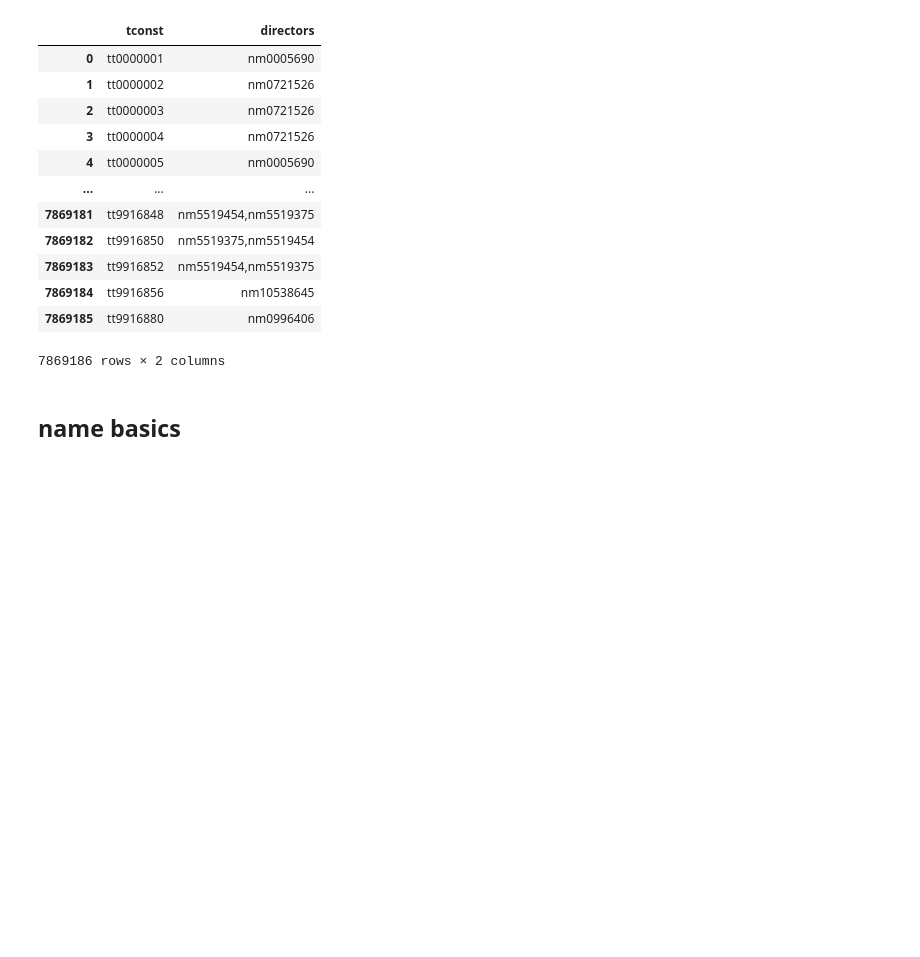
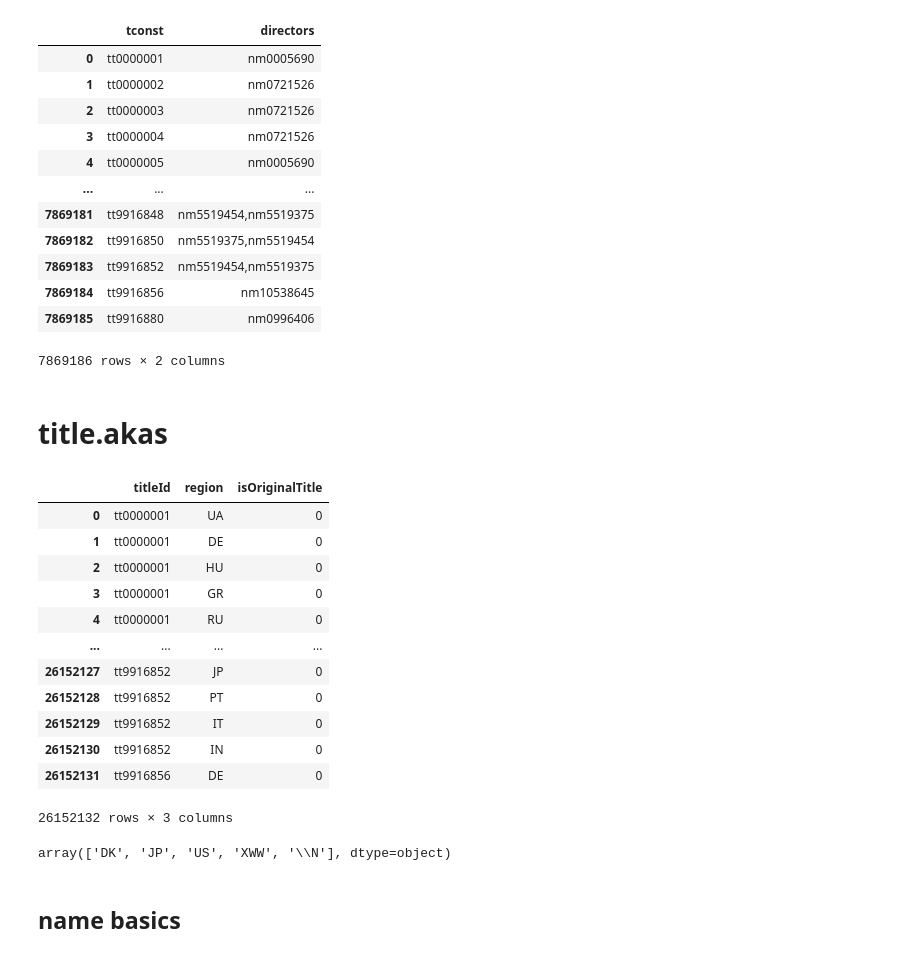
Before and after one commit to moerfii/BigDataAnalytics, a Jupyter notebook: BigDataAnalytics.ipynb, the cells around one changed output. Saved outputs shown, nothing was run; the diff lists cells and outputs as text; code cells hidden in the pictures; blank space fills up the shorter version.

```diff
--- a/BigDataAnalytics.ipynb
+++ b/BigDataAnalytics.ipynb
@@ -85,6 +85,30 @@ False
 | 7869184 | tt9916856 | nm10538645 |
 | 7869185 | tt9916880 | nm0996406 |
 7869186 rows × 2 columns
+# %% [markdown]
+# title.akas
+# %%
+df = pd.read_csv("data/title.akas.tsv","\t",usecols=['titleId','language','isOriginalTitle'])
+df
+# %% [output]
+|  | titleId | region | isOriginalTitle |
+| 0 | tt0000001 | UA | 0 |
+| 1 | tt0000001 | DE | 0 |
+| 2 | tt0000001 | HU | 0 |
+| 3 | tt0000001 | GR | 0 |
+| 4 | tt0000001 | RU | 0 |
+| ... | ... | ... | ... |
+| 26152127 | tt9916852 | JP | 0 |
+| 26152128 | tt9916852 | PT | 0 |
+| 26152129 | tt9916852 | IT | 0 |
+| 26152130 | tt9916852 | IN | 0 |
+| 26152131 | tt9916856 | DE | 0 |
+26152132 rows × 3 columns
+# %%
+df = df[df["isOriginalTitle"]==1]
+np.unique(df["region"])
+# %% [output]
+array(['DK', 'JP', 'US', 'XWW', '\\N'], dtype=object)
 # %% [markdown]
 ## name basics
 # %%
```
Also changed, not shown: parts of 6 cells of this notebook, 1 other file.
